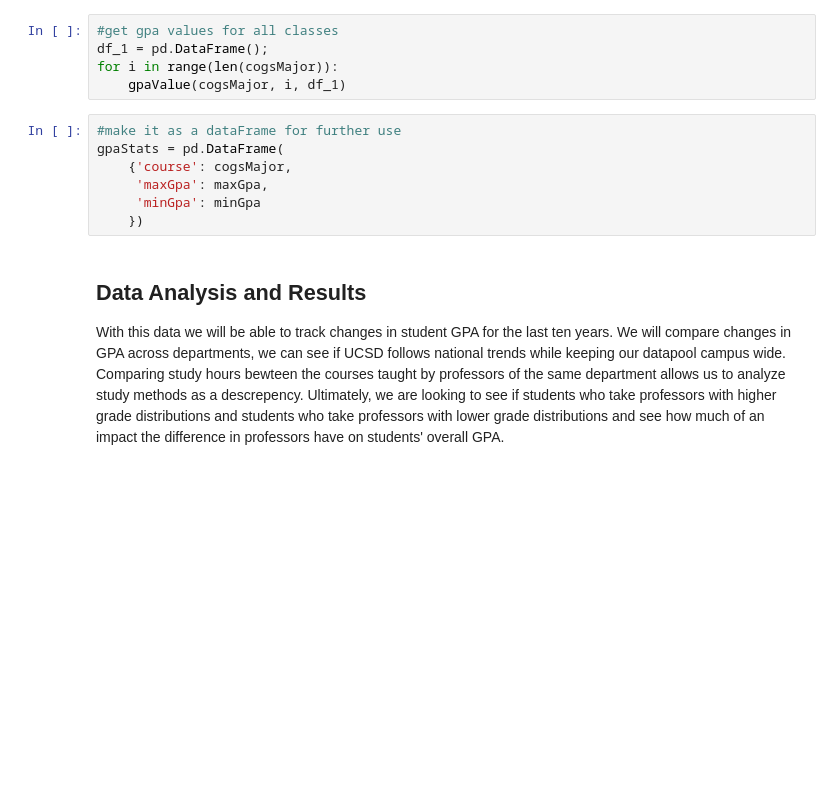
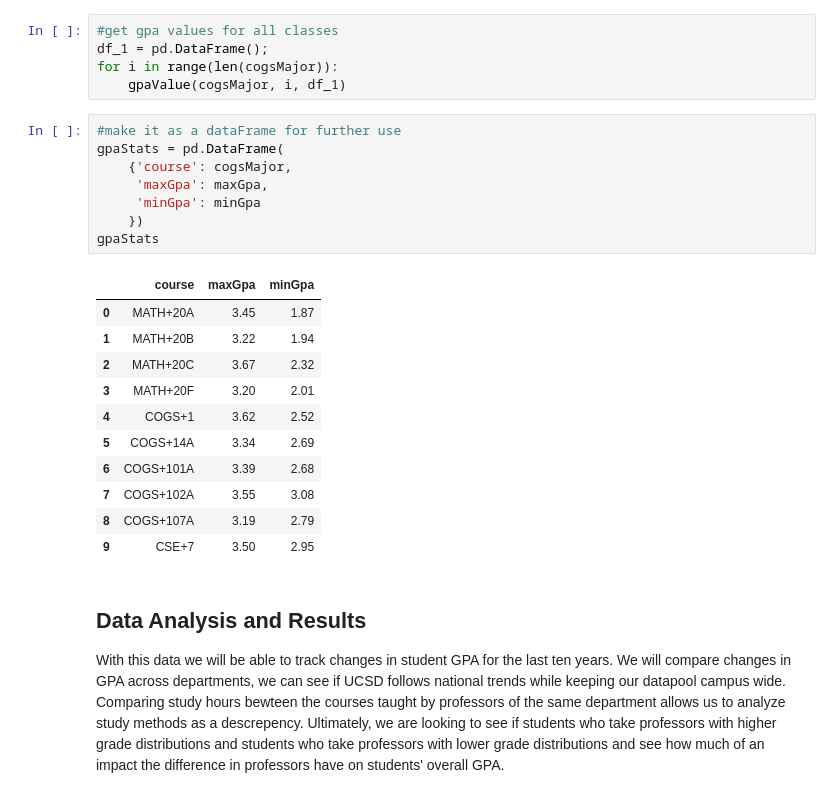
Before and after one commit to TomDonoghue/Pr_026, a Jupyter notebook: Pr_026_HackathonSubmission.ipynb, the cells around one changed output. Cells and saved outputs as stored; diff of their text form; blank space fills up the shorter version.

```diff
--- a/Pr_026_HackathonSubmission.ipynb
+++ b/Pr_026_HackathonSubmission.ipynb
@@ -228,10 +229,23 @@ for i in range(len(cogsMajor)):
 # %%
 #make it as a dataFrame for further use
 gpaStats = pd.DataFrame(
     {'course': cogsMajor,
      'maxGpa': maxGpa,
      'minGpa': minGpa
     })
+gpaStats
+# %% [output]
+|  | course | maxGpa | minGpa |
+| 0 | MATH+20A | 3.45 | 1.87 |
+| 1 | MATH+20B | 3.22 | 1.94 |
+| 2 | MATH+20C | 3.67 | 2.32 |
+| 3 | MATH+20F | 3.20 | 2.01 |
+| 4 | COGS+1 | 3.62 | 2.52 |
+| 5 | COGS+14A | 3.34 | 2.69 |
+| 6 | COGS+101A | 3.39 | 2.68 |
+| 7 | COGS+102A | 3.55 | 3.08 |
+| 8 | COGS+107A | 3.19 | 2.79 |
+| 9 | CSE+7 | 3.50 | 2.95 |
 # %% [markdown]
 ## Data Analysis and Results
 
```
Also changed, not shown: parts of 8 cells of this notebook.
